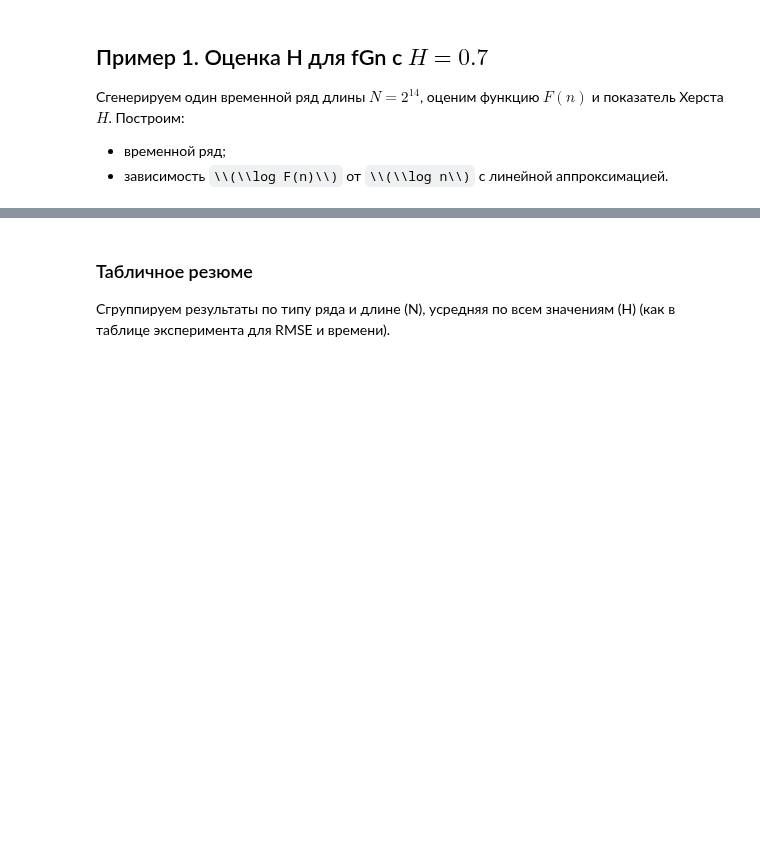
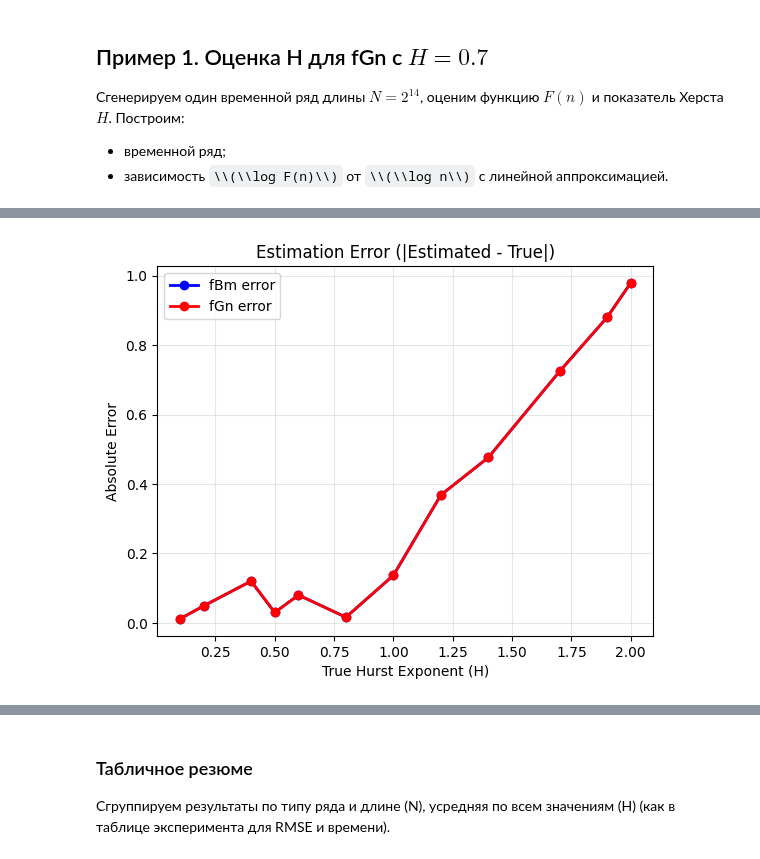
Before and after one commit to Digiratory/FluctuationAnalysisTools, a Jupyter notebook: research/bma.ipynb, the cells around one changed output, grey strips where cells are left out. Saved outputs shown, nothing was run; the diff lists cells and outputs as text; code cells hidden in the pictures; some formulas as TeX source; blank space fills up the shorter version.

```diff
--- a/research/bma.ipynb
+++ b/research/bma.ipynb
@@ -192,3 +191,17 @@ plt.grid(True, alpha=0.3)
+# %%
+plt.subplot(1, 1, 1)
+fbm_errors = [abs(h_est - h_true) for h_est, h_true in zip(H_fbm_estimates, H_values)]
+fgn_errors = [abs(h_est - h_true) for h_est, h_true in zip(H_fgn_estimates, H_values)]
+
+plt.plot(H_values, fbm_errors, 'bo-', label='fBm error', linewidth=2, markersize=6)
+plt.plot(H_values, fgn_errors, 'ro-', label='fGn error', linewidth=2, markersize=6)
+plt.xlabel('True Hurst Exponent (H)')
+plt.ylabel('Absolute Error')
+plt.title('Estimation Error (|Estimated - True|)')
+plt.legend()
+plt.grid(True, alpha=0.3)
+# %% [output]
+[figure, added]
 # %% [markdown]
 ## План вычислительного эксперимента
 
```
Also changed, not shown: parts of 14 cells of this notebook, 2 other files.
